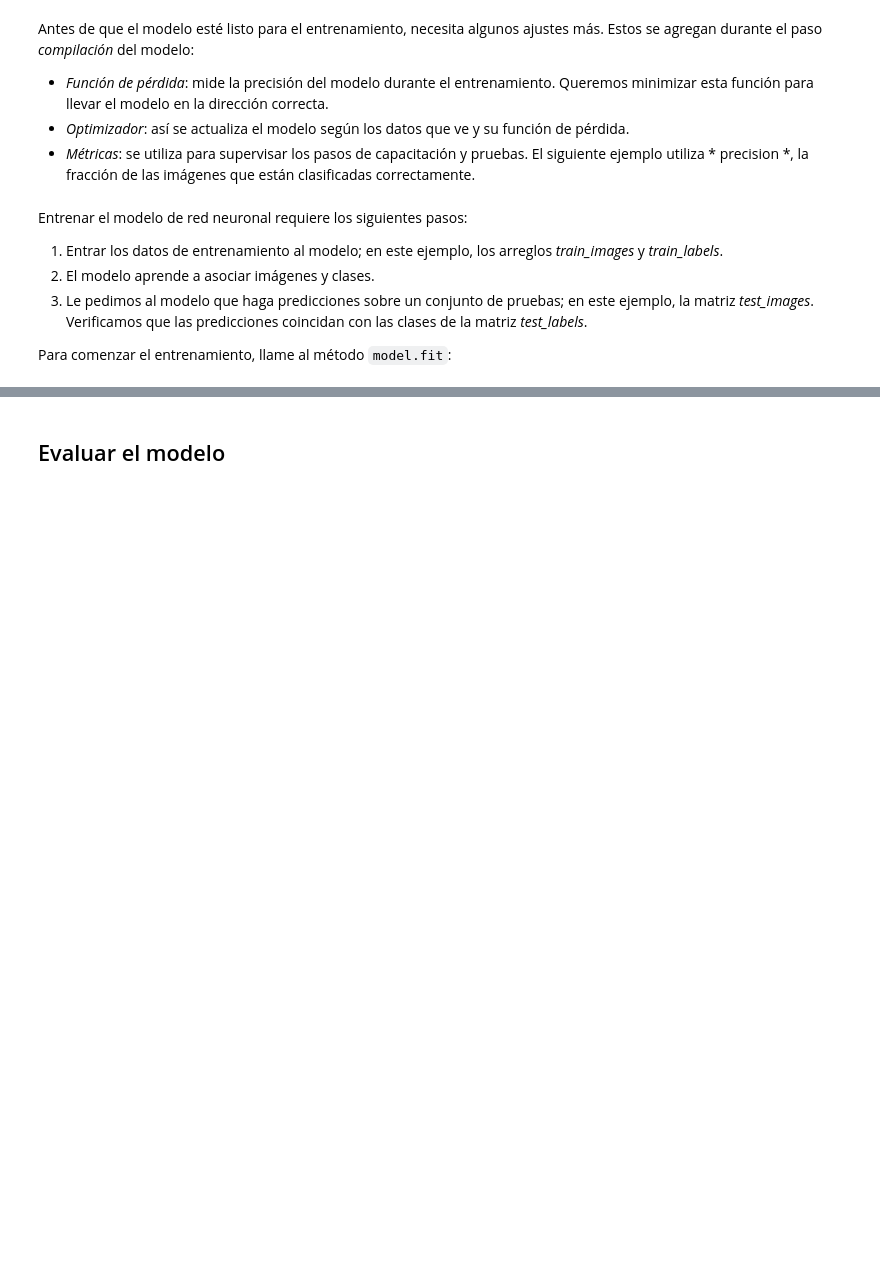
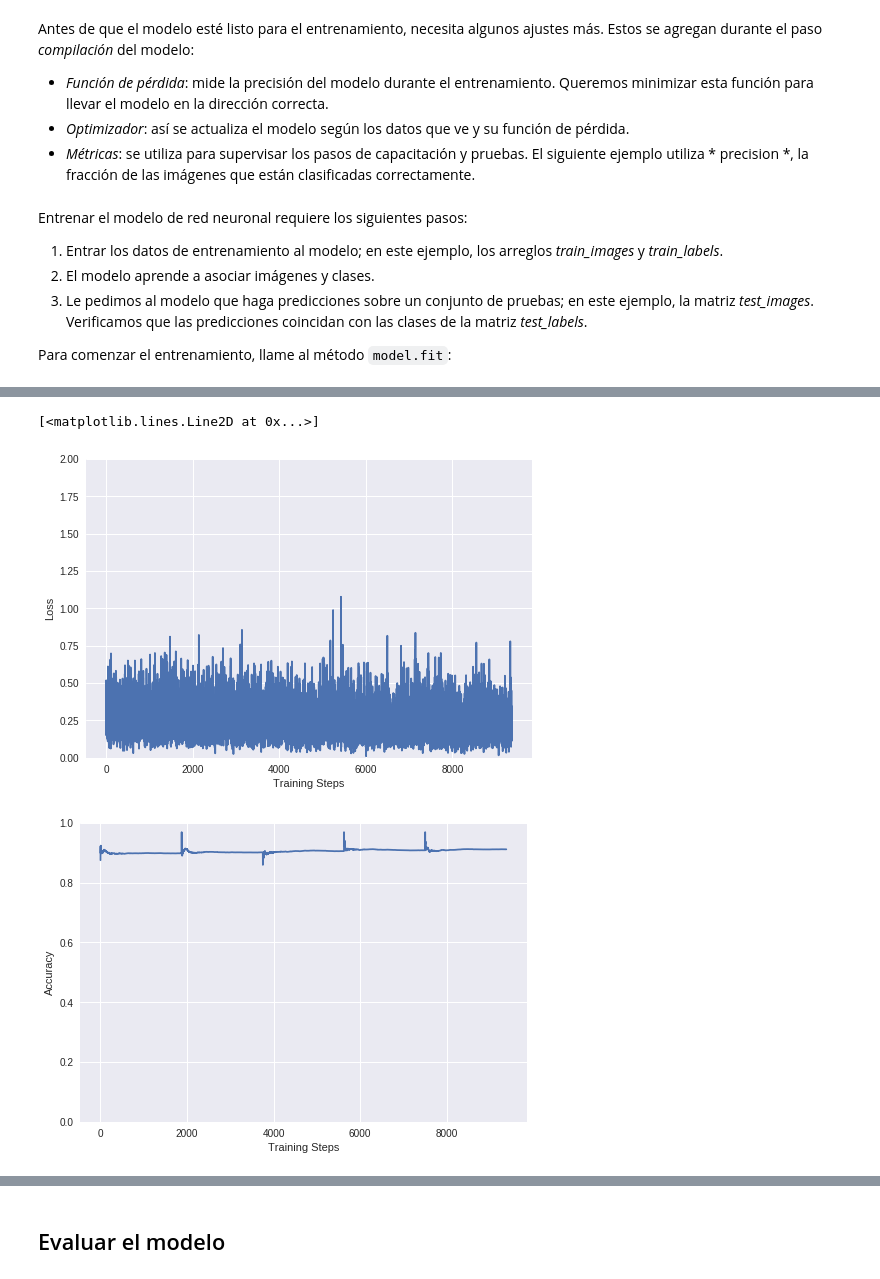
Before and after one commit to ibonetc/VisionAPI_TensorFlow_Python, a Jupyter notebook: Copia_de_ClasificarImagenes_TensorFlow.ipynb, the cells around one changed output, grey strips where cells are left out. Saved outputs shown, nothing was run; the diff lists cells and outputs as text; code cells hidden in the pictures; blank space fills up the shorter version.

```diff
--- a/Copia_de_ClasificarImagenes_TensorFlow.ipynb
+++ b/Copia_de_ClasificarImagenes_TensorFlow.ipynb
@@ -248,0 +259,16 @@ Epoch 5/5
+# %%
+plt.figure()
+plt.ylabel("Loss")
+plt.xlabel("Training Steps")
+plt.ylim([0,2])
+plt.plot(batch_stats.batch_losses)
+
+plt.figure()
+plt.ylabel("Accuracy")
+plt.xlabel("Training Steps")
+plt.ylim([0,1])
+plt.plot(batch_stats.batch_acc)
+# %% [output]
+[<matplotlib.lines.Line2D at 0x...>]
+[figure, added]
+[figure, added]
```
Also changed, not shown: parts of 20 cells of this notebook.
